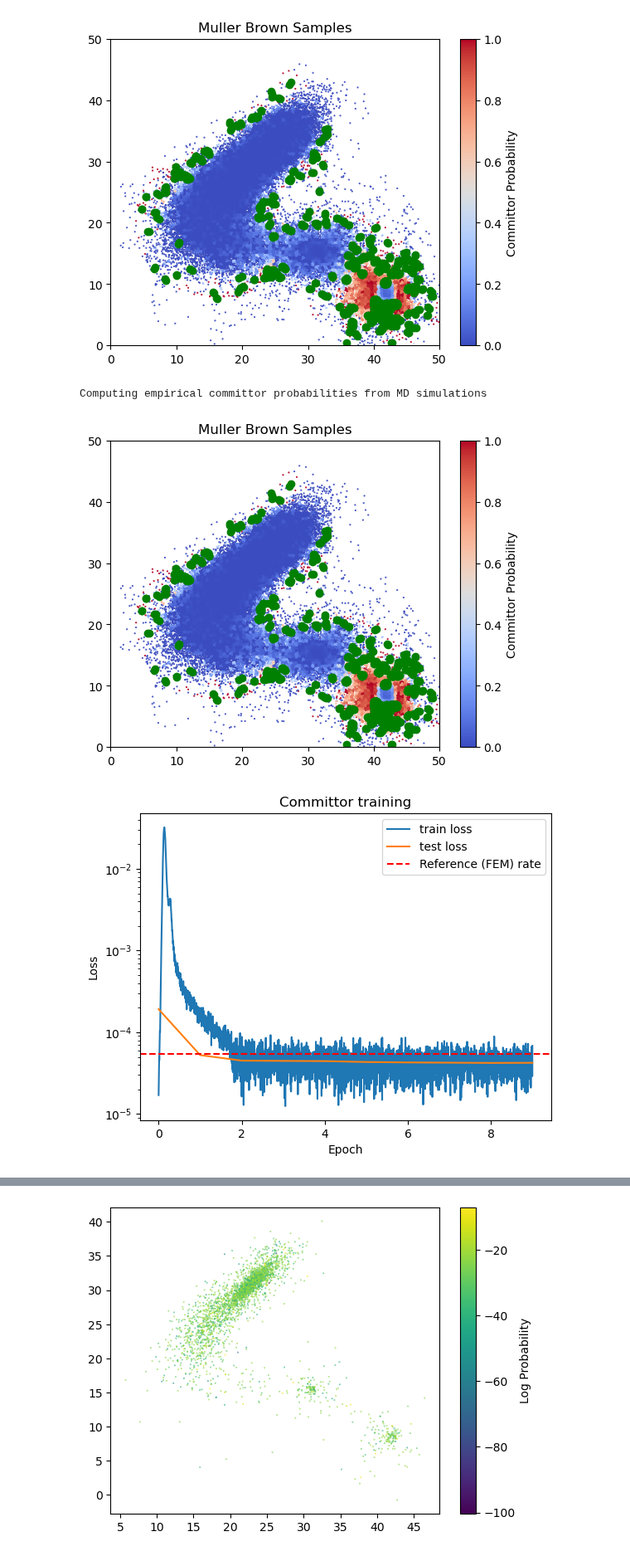
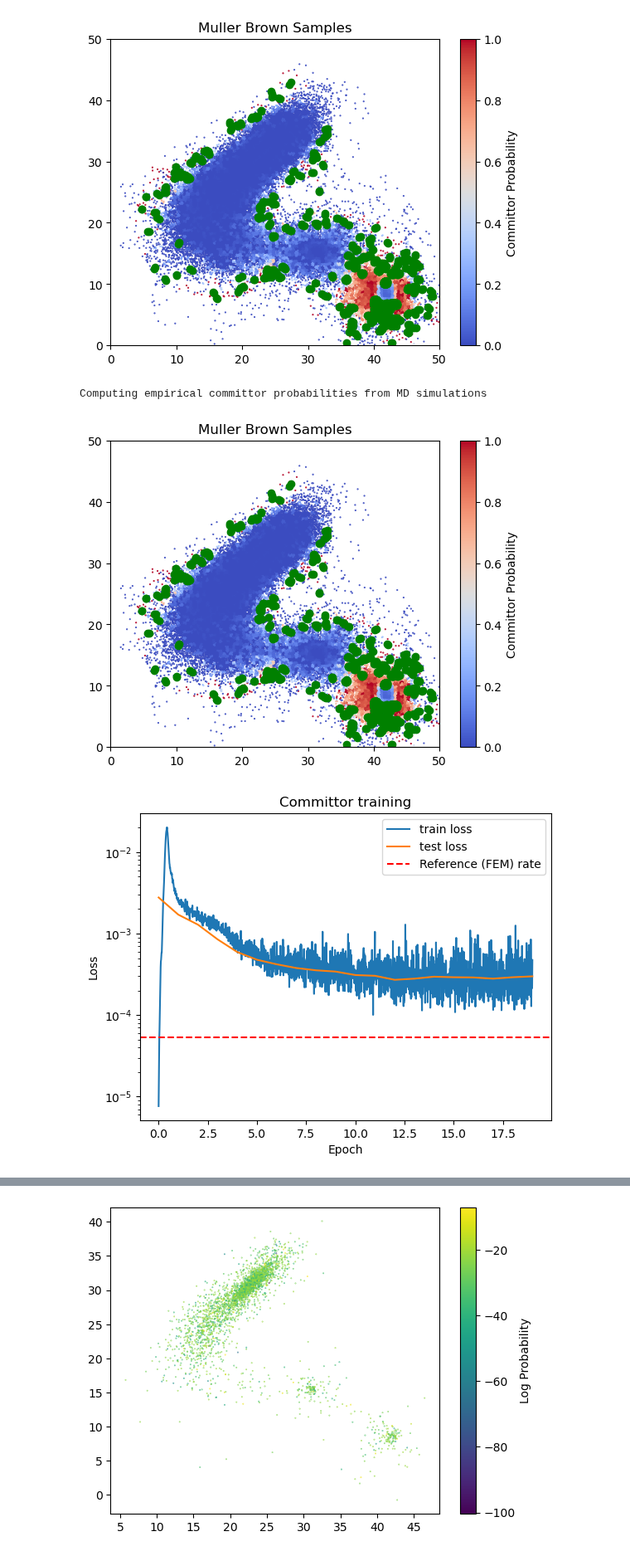
Before and after one commit to michael-psenka/OM-TPS, a Jupyter notebook: train_committor_mb.ipynb, the cells around one changed output, grey strips where cells are left out. Shown at 83% size. Drawn from its saved outputs; the diff is of its cells as text; code cells hidden in the pictures.

Commit message:
compute reweighting factors on surviving clusters, gives ok rate estimation (about 2x off) but not as good as using analytical energies, can probably improve by running longer/constrained simulations

```diff
--- a/train_committor_mb.ipynb
+++ b/train_committor_mb.ipynb
@@ -193,7 +200,7 @@ def compute_reweighting_factors(Kmatrix, tol=2e-9):
 	#Add tolerance values to the off-diagonal elements
     for i in range(N):
         for j in range(N):
-            if abs(i-j) <= 1:
+            if abs(i-j) == 1:
                 Kmatrix[i, j] += tol
 
     #Build the final matrix
@@ -216,7 +223,8 @@ def compute_reweighting_factors(Kmatrix, tol=2e-9):
 
 
 ics = dataset.initial_positions
-distances = np.linalg.norm(all_pos.reshape(-1, 2)[:, None] - ics[None], axis=-1)
+
+distances = torch.linalg.norm(torch.tensor(all_pos.reshape(-1, 2)[:, None]).to(device) - torch.tensor(ics[None]).to(device), dim=-1).cpu().numpy()
 cluster_assignments = np.argmin(distances, axis=-1)
 
 # given these cluster assignments, compute the number of transitions between each pair of clusters
@@ -228,10 +236,29 @@ for traj in tqdm(range(cluster_assignments.shape[0])):
     for i in range(1, cluster_assignments.shape[1]):
         transition_counts[cluster_assignments[traj, i-1], cluster_assignments[traj, i]] += 1
 
-transition_counts# /= len(cluster_assignments) -1
+# find counts for each cluster
+# find clusters with nonzero diagonal entries and keep only those
+nonzero_clusters = np.where(np.diag(transition_counts) > 0)[0]
+ics = ics[nonzero_clusters]
+
+distances = torch.linalg.norm(torch.tensor(all_pos.reshape(-1, 2)[:, None]).to(device) - torch.tensor(ics[None]).to(device), dim=-1).cpu().numpy()
+cluster_assignments = np.argmin(distances, axis=-1)
+
+# given these cluster assignments, compute the number of transitions between each pair of clusters
+n_clusters = len(ics)
+transition_counts = np.zeros((n_clusters, n_clusters))
+print("Computing transition rates between OM path waypoints")
+cluster_assignments = cluster_assignments.reshape(-1, 1000)
+for traj in tqdm(range(cluster_assignments.shape[0])):
+    for i in range(1, cluster_assignments.shape[1]):
+        transition_counts[cluster_assignments[traj, i-1], cluster_assignments[traj, i]] += 1
+
+transition_counts /= np.sum(transition_counts, axis=1, keepdims=True)
+
 
 # compute the reweighting factors
 reweighting_factors = compute_reweighting_factors(torch.tensor(transition_counts), tol=1e-9)
-reweighting_factors
+# make sure no reweighting factors are negative
+assert np.all(reweighting_factors > 0)
 # %% [output]
 Computing transition rates between OM path waypoints
@@ -318,8 +326,8 @@ mean = torch.tensor(mean).to(device).to(torch.float32)
 std = torch.tensor(mean).to(device).to(torch.float32)
 
 # Train the model on the sampled molecules
-batch_size = 1024
-n_epochs = 10
+batch_size = 4096
+n_epochs = 20
 max_data_size = 422000
 filter_transition = True
 sl_loss_coeff = 0.0
@@ -331,23 +339,24 @@ idxs = np.random.choice(gt_traj.shape[0], max_data_size, replace=False)
 optimizer = torch.optim.Adam(committor_model.parameters(), lr=1e-3)
 scheduler = linear_warmup_cosine_decay_lr_scheduler(optimizer, warmup_steps = 0, \
                                                         total_steps = n_epochs * int(0.8 * max_data_size / batch_size), \
-                                                        lr_min=1.0, lr_max=1.0)
+                                                        lr_min=0.7, lr_max=1.0)
 train_losses = []
 test_losses = []
 
 # split sampled_mol and cluster_assignments into train test sets
 gt_traj_keep = gt_traj[idxs]
+cluster_assignments_keep = cluster_assignments.reshape(-1)[idxs]
 
 # Compute importance-sampling weights from likelihood estimate of the generative model
 
-energies = calculator.get_energy(gt_traj_keep)
-min_energy = energies.min()
-reweighting_factors_keep = torch.exp(-(energies - min_energy) / 1) # (units.kB * 700)) # set k_BT = 1
+# energies = calculator.get_energy(gt_traj_keep)
+# min_energy = energies.min()
+# reweighting_factors_keep = torch.exp(-(energies - min_energy) / 1) # (units.kB * 700)) # set k_BT = 1
 
 # log_probs = torch.load("mb_log_probs.pt")
 # reweighting_factors_keep = torch.exp(log_probs)
 
-reweighting_factors_keep = reweighting_factors_keep / reweighting_factors_keep.sum()
+reweighting_factors_keep = reweighting_factors[cluster_assignments_keep]
 
 start_mask_keep = start_indicator.reshape(-1, 1)[idxs]
 end_mask_keep = end_indicator.reshape(-1, 1)[idxs]
@@ -440,34 +449,34 @@ for e in tqdm(range(n_epochs)):
         # if transition_mask.sum() > 0:
 
         batch_weights = weights[transition_mask]
         batch_weights = batch_weights / batch_weights.sum()
         grad_loss = (batch_weights * grad_prob.square().sum(-1, keepdim = True)[transition_mask]).sum()
         if start.sum() > 0:
             start_boundary_loss = (pred_prob**2)[start].mean()
         if start.sum() > 0:
             end_boundary_loss = ((1 - pred_prob)**2)[end].mean()
 
         sl_loss = (pred_prob - prob).square().mean()
 
         loss = sl_loss_coeff*sl_loss + start_loss_coeff*start_boundary_loss + end_loss_coeff*end_boundary_loss + grad_loss_coeff*grad_loss
 
         tls.append(grad_loss.detach().unsqueeze(-1))
 
     test_loss = torch.cat(tls).sum(0) / len(tls)
     test_losses.append(test_loss.unsqueeze(-1))
 
 
 train_losses = torch.cat(train_losses).cpu().numpy()
 test_losses = torch.cat(test_losses).cpu().numpy()
 
 plot_losses(train_losses, test_losses, "Committor training", reference_rate=5.38e-05)
 
 # Save the model
 torch.save(committor_model, f"mb-committor-model.pt")
 # %% [output]
 Computing empirical committor probabilities from MD simulations
 [figure]
-[figure, old version]
+[figure, new version]
 # %%
 from scipy.spatial import cKDTree
 
```
Also changed, not shown: parts of 7 cells of this notebook.
